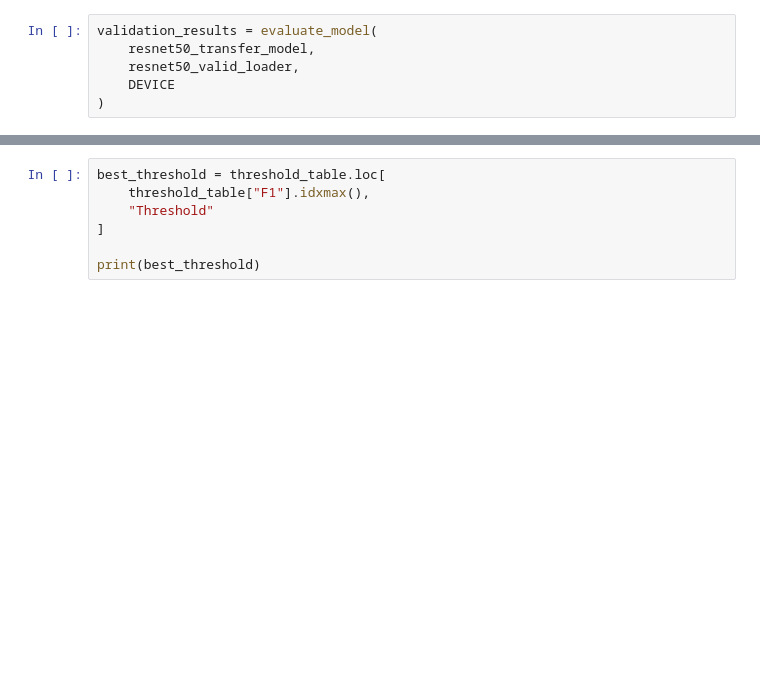
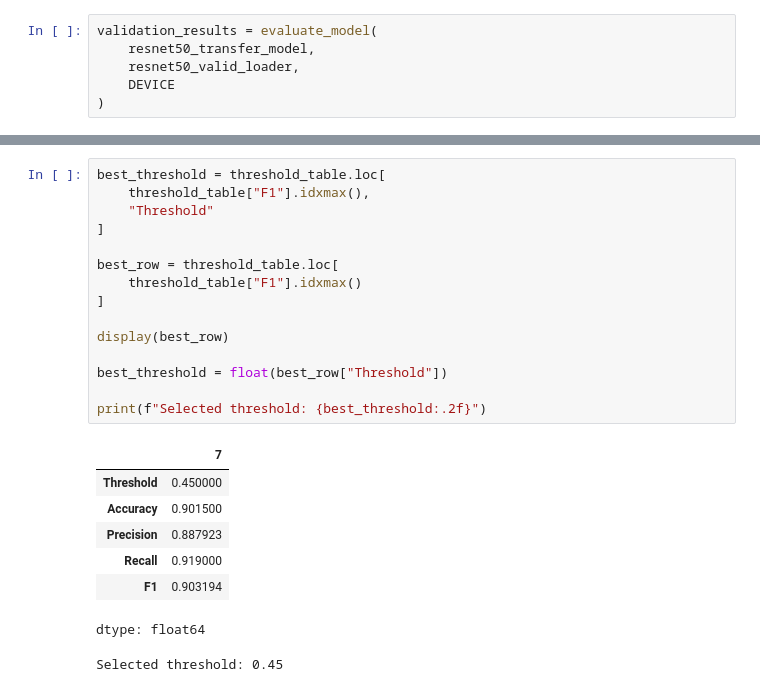
Before and after one commit to Shloka-16/deepfake-detection, a Jupyter notebook: resnet50_training_christina.ipynb, the cells around one changed output, grey strips where cells are left out. Drawn from its saved outputs; the diff is of its cells as text; blank space fills up the shorter version.

```diff
--- a/resnet50_training_christina.ipynb
+++ b/resnet50_training_christina.ipynb
@@ -613,7 +678,24 @@ display(threshold_table)
 # %%
 best_threshold = threshold_table.loc[
     threshold_table["F1"].idxmax(),
     "Threshold"
 ]
 
-print(best_threshold)
+best_row = threshold_table.loc[
+    threshold_table["F1"].idxmax()
+]
+
+display(best_row)
+
+best_threshold = float(best_row["Threshold"])
+
+print(f"Selected threshold: {best_threshold:.2f}")
+# %% [output]
+|  | 7 |
+| Threshold | 0.450000 |
+| Accuracy | 0.901500 |
+| Precision | 0.887923 |
+| Recall | 0.919000 |
+| F1 | 0.903194 |
+dtype: float64
+Selected threshold: 0.45
```
Also changed, not shown: parts of 6 cells of this notebook.
